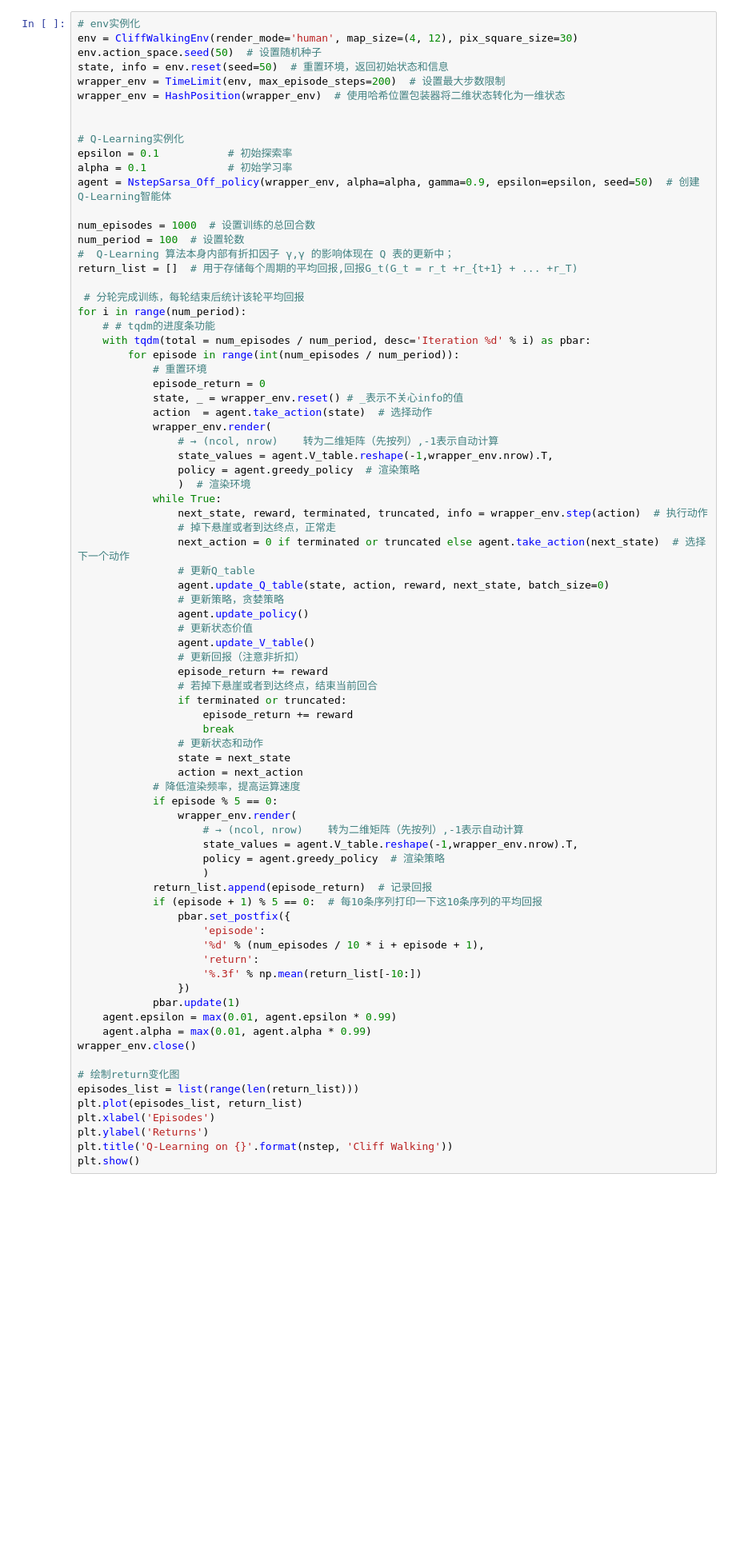
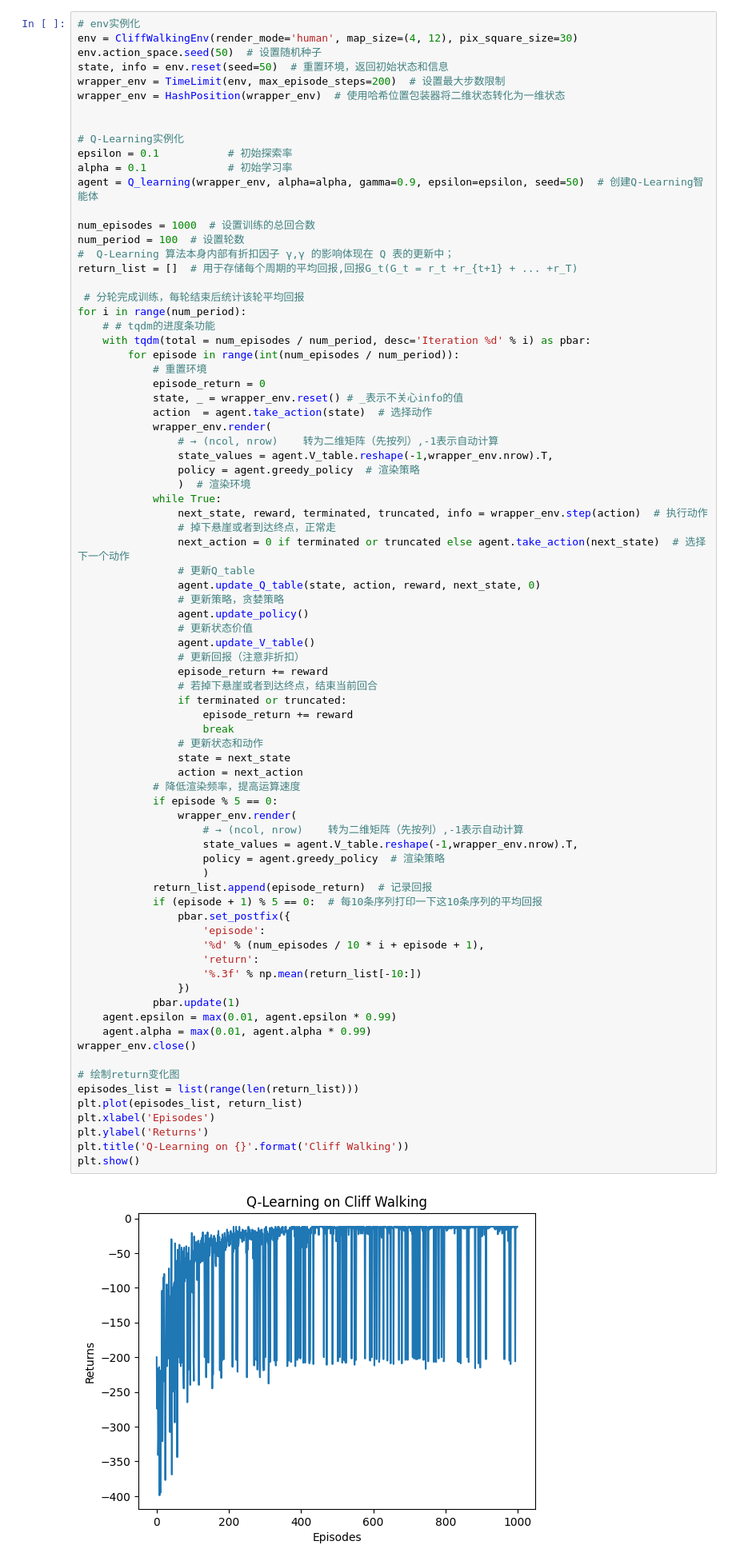
Before and after one commit to Kevinatwjw/RL_Learning_Practice, a Jupyter notebook: Cliff_Walking_Problem/RL_Sarsa.ipynb, the cells around one changed output. Shown: that part at 80% size. Cells and saved outputs as stored; diff of their text form; blank space fills up the shorter version.

```diff
--- a/Cliff_Walking_Problem/RL_Sarsa.ipynb
+++ b/Cliff_Walking_Problem/RL_Sarsa.ipynb
@@ -394,7 +392,7 @@ wrapper_env = HashPosition(wrapper_env)  # 使用哈希位置包装器将二维
 # Q-Learning实例化
 epsilon = 0.1           # 初始探索率
 alpha = 0.1             # 初始学习率
-agent = NstepSarsa_Off_policy(wrapper_env, alpha=alpha, gamma=0.9, epsilon=epsilon, seed=50)  # 创建Q-Learning智能体
+agent = Q_learning(wrapper_env, alpha=alpha, gamma=0.9, epsilon=epsilon, seed=50)  # 创建Q-Learning智能体
 
 num_episodes = 1000  # 设置训练的总回合数
 num_period = 100  # 设置轮数
@@ -420,7 +418,7 @@ for i in range(num_period):
                 # 掉下悬崖或者到达终点，正常走
                 next_action = 0 if terminated or truncated else agent.take_action(next_state)  # 选择下一个动作
                 # 更新Q_table
-                agent.update_Q_table(state, action, reward, next_state, batch_size=0)
+                agent.update_Q_table(state, action, reward, next_state, 0)
                 # 更新策略，贪婪策略
                 agent.update_policy()
                 # 更新状态价值
@@ -433,31 +431,33 @@ for i in range(num_period):
                     break
                 # 更新状态和动作
                 state = next_state
                 action = next_action
             # 降低渲染频率，提高运算速度
             if episode % 5 == 0:
                 wrapper_env.render(
                     # → (ncol, nrow)	转为二维矩阵（先按列）,-1表示自动计算
                     state_values = agent.V_table.reshape(-1,wrapper_env.nrow).T,
                     policy = agent.greedy_policy  # 渲染策略
                     )
             return_list.append(episode_return)  # 记录回报
             if (episode + 1) % 5 == 0:  # 每10条序列打印一下这10条序列的平均回报
                 pbar.set_postfix({
                     'episode':
                     '%d' % (num_episodes / 10 * i + episode + 1),
                     'return':
                     '%.3f' % np.mean(return_list[-10:])
                 })
             pbar.update(1)
     agent.epsilon = max(0.01, agent.epsilon * 0.99)
     agent.alpha = max(0.01, agent.alpha * 0.99)
 wrapper_env.close()
 
 # 绘制return变化图
 episodes_list = list(range(len(return_list)))
 plt.plot(episodes_list, return_list)
 plt.xlabel('Episodes')
 plt.ylabel('Returns')
-plt.title('Q-Learning on {}'.format(nstep, 'Cliff Walking'))
+plt.title('Q-Learning on {}'.format('Cliff Walking'))
 plt.show()
+# %% [output]
+[figure, added]
```
Also changed, not shown: parts of 5 cells of this notebook.
